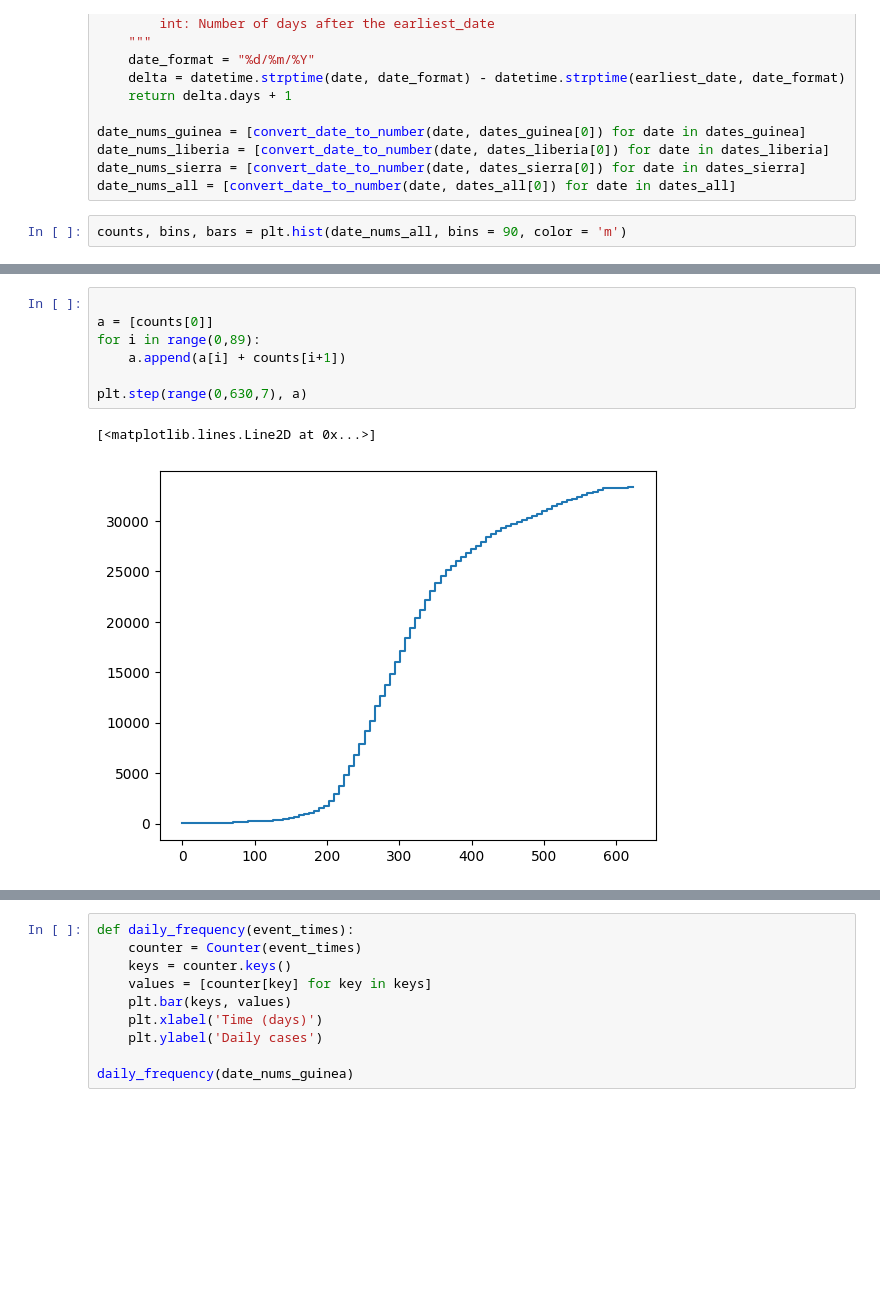
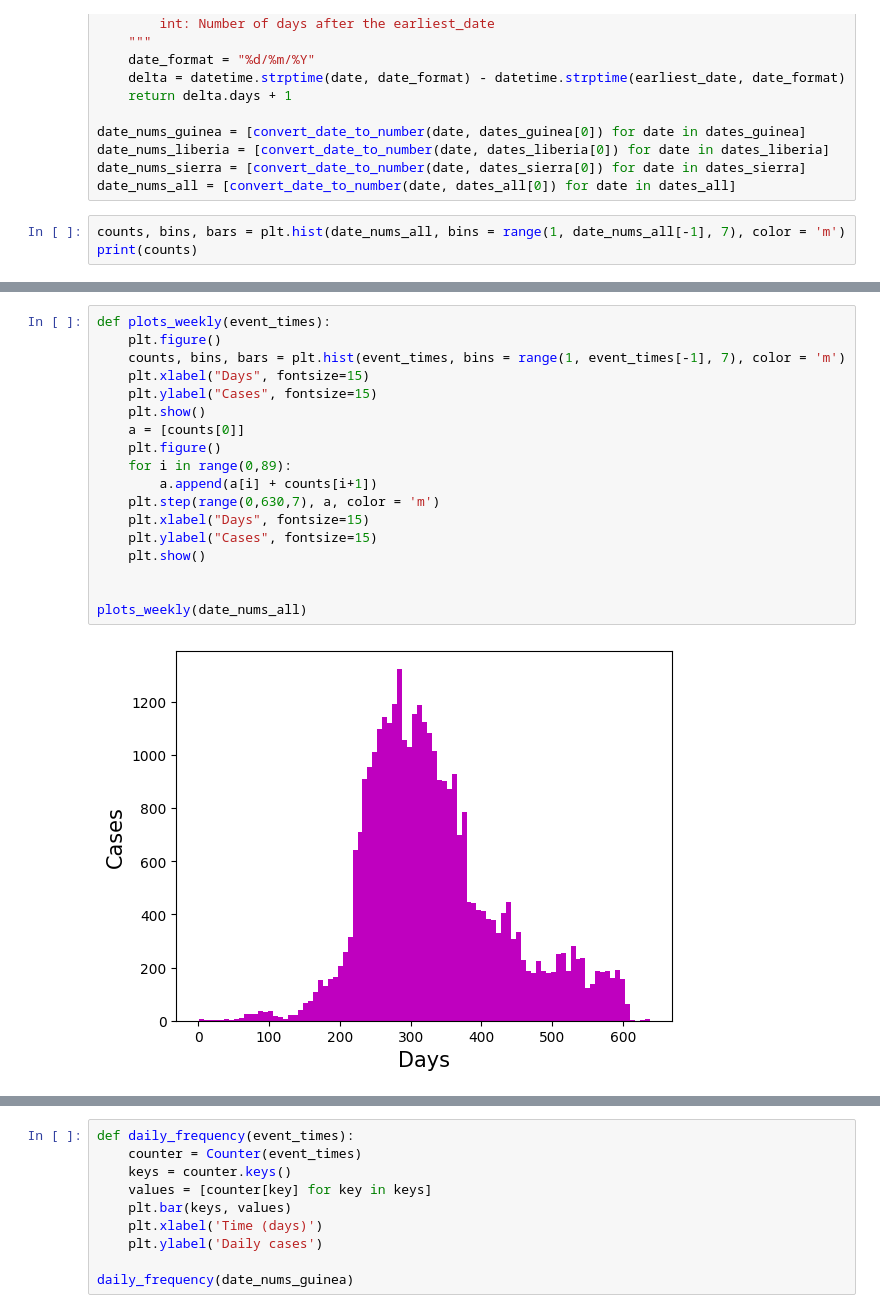
Before and after one commit to FormulaRabbit81/Group_Disease_2.0, a Jupyter notebook: Rough/Alex/ebola.ipynb, the cells around one changed output, grey strips where cells are left out. Cells and saved outputs as stored; diff of their text form; blank space fills up the shorter version.

Commit message:
updated weekly plots function

```diff
--- a/Rough/Alex/ebola.ipynb
+++ b/Rough/Alex/ebola.ipynb
@@ -67,5 +67,6 @@ date_nums_liberia = [convert_date_to_number(date, dates_liberia[0]) for date in
 date_nums_sierra = [convert_date_to_number(date, dates_sierra[0]) for date in dates_sierra]
 date_nums_all = [convert_date_to_number(date, dates_all[0]) for date in dates_all]
 # %%
-counts, bins, bars = plt.hist(date_nums_all, bins = 90, color = 'm')
+counts, bins, bars = plt.hist(date_nums_all, bins = range(1, date_nums_all[-1], 7), color = 'm')
+print(counts)
 # %% [output]
@@ -73,10 +87,20 @@ counts, bins, bars = plt.hist(date_nums_all, bins = 90, color = 'm')
 # %%
+def plots_weekly(event_times):
+    plt.figure()
+    counts, bins, bars = plt.hist(event_times, bins = range(1, event_times[-1], 7), color = 'm')
+    plt.xlabel("Days", fontsize=15)
+    plt.ylabel("Cases", fontsize=15)
+    plt.show()
+    a = [counts[0]]
+    plt.figure()
+    for i in range(0,89):
+        a.append(a[i] + counts[i+1])
+    plt.step(range(0,630,7), a, color = 'm')
+    plt.xlabel("Days", fontsize=15)
+    plt.ylabel("Cases", fontsize=15)
+    plt.show()
 
-a = [counts[0]]
-for i in range(0,89):
-    a.append(a[i] + counts[i+1])
 
-plt.step(range(0,630,7), a)
+plots_weekly(date_nums_all)
 # %% [output]
-[<matplotlib.lines.Line2D at 0x...>]
-[figure, old version]
+[figure, new version]
```
Also changed, not shown: parts of 2 cells of this notebook.
